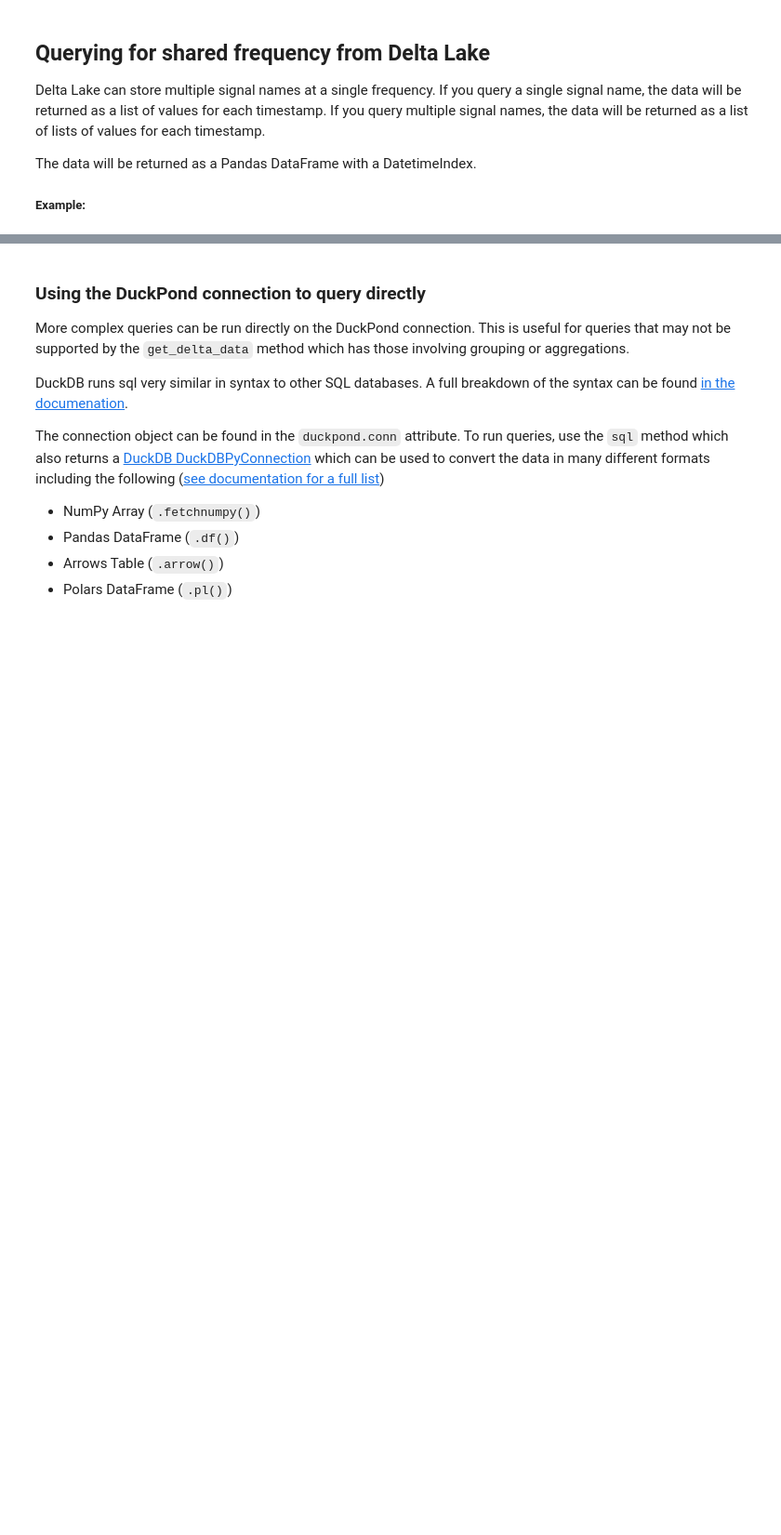
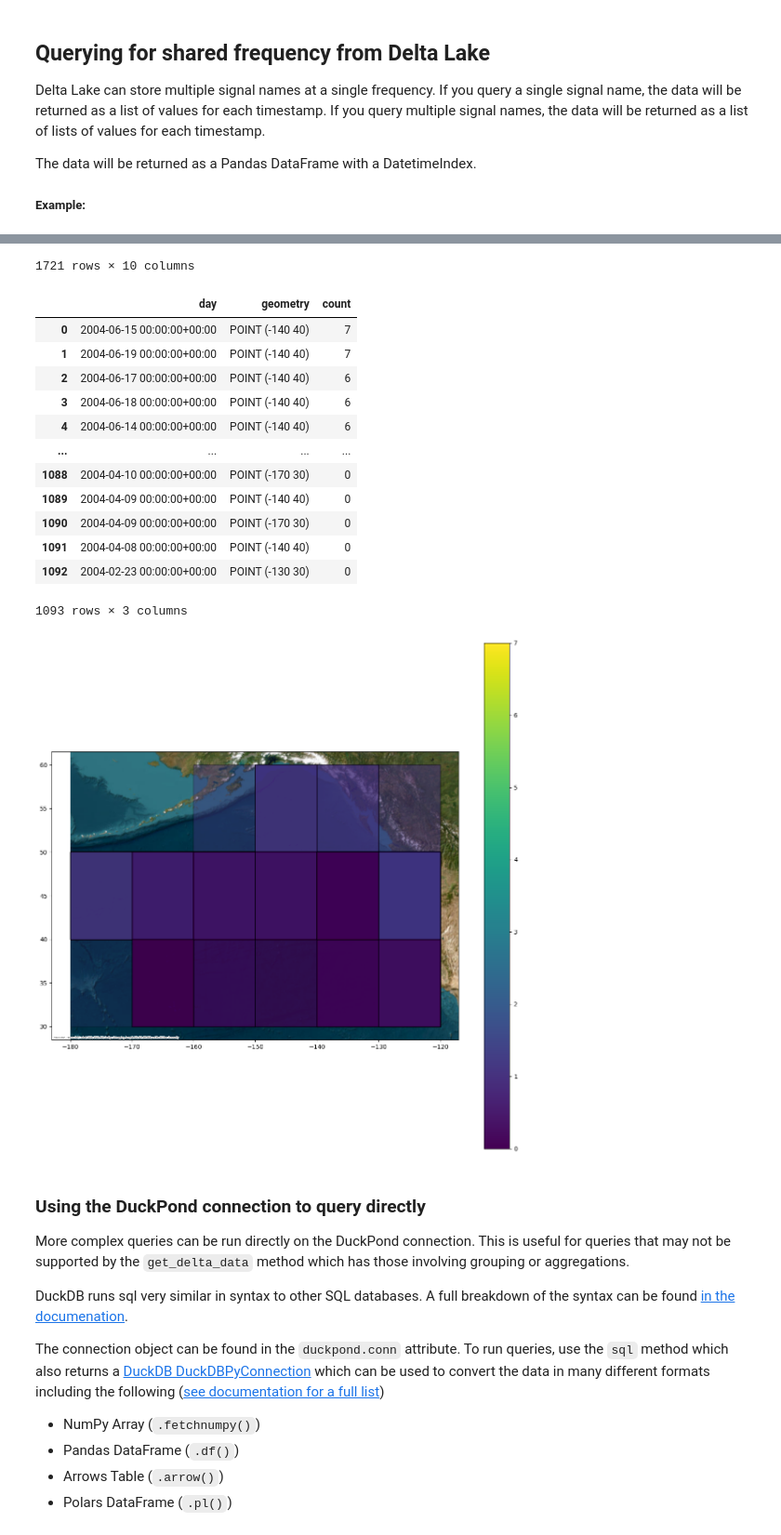
Before and after one commit to ecophysviz-lab/DiveDB, a Jupyter notebook: data_querying_documentation.ipynb, the cells around one changed output, grey strips where cells are left out. Shown at 93% size. Drawn from its saved outputs; the diff is of its cells as text; code cells hidden in the pictures; blank space fills up the shorter version.

```diff
--- a/data_querying_documentation.ipynb
+++ b/data_querying_documentation.ipynb
@@ -122,0 +235,35 @@ duckpond.get_delta_data(
+# %%
+import math
+from shapely.geometry import Polygon
+
+FACTOR = 0.1
+
+gdf = gpd.GeoDataFrame(
+    df2.reset_index(),
+    geometry=gpd.points_from_xy(df2.reset_index().min_lon.apply(lambda x: math.floor(x * FACTOR) / FACTOR), df2.reset_index().min_lat.apply(lambda x: math.floor(x * FACTOR) / FACTOR)),
+    crs="EPSG:4326"
+)
+
+gdf = gdf[gdf.min_lon < -120]
+
+
+display(gdf)
+
+gdf2 = gdf[["day", "geometry", "max_depth"]].groupby(["day", "geometry"]).count().rename(columns={"max_depth": "count"}).sort_values(by="count", ascending=False).reset_index()
+display(gdf2)
+
+gdf2.geometry = gdf2.geometry.apply(lambda pt: Polygon([(pt.x, pt.y), (pt.x+1/FACTOR, pt.y), (pt.x+1/FACTOR, pt.y+1/FACTOR), (pt.x, pt.y+1/FACTOR)]))
+
+gdf = gpd.GeoDataFrame(
+    gdf2.reset_index(),
+    geometry=gdf2.geometry,
+    crs="EPSG:4326"
+)
+
+# gdf.plot()
+
+
+
+ax = gdf.plot(column="count", cmap="YlOrRd", figsize=(15, 15), legend=True, edgecolor='black', alpha=0.1)
+ctx.add_basemap(ax, crs=gdf.crs.to_string(), source=ctx.providers.Esri.WorldImagery, attribution_size=3, zoom=4)
+# %% [output]
@@ -123,3 +282,18 @@ duckpond.get_delta_data(
+1721 rows × 10 columns
+|  | day | geometry | count |
+| 0 | 2004-06-15 00:00:00+00:00 | POINT (-140 40) | 7 |
+| 1 | 2004-06-19 00:00:00+00:00 | POINT (-140 40) | 7 |
+| 2 | 2004-06-17 00:00:00+00:00 | POINT (-140 40) | 6 |
+| 3 | 2004-06-18 00:00:00+00:00 | POINT (-140 40) | 6 |
+| 4 | 2004-06-14 00:00:00+00:00 | POINT (-140 40) | 6 |
+| ... | ... | ... | ... |
+| 1088 | 2004-04-10 00:00:00+00:00 | POINT (-170 30) | 0 |
+| 1089 | 2004-04-09 00:00:00+00:00 | POINT (-140 40) | 0 |
+| 1090 | 2004-04-09 00:00:00+00:00 | POINT (-170 30) | 0 |
+| 1091 | 2004-04-08 00:00:00+00:00 | POINT (-140 40) | 0 |
+| 1092 | 2004-02-23 00:00:00+00:00 | POINT (-130 30) | 0 |
+1093 rows × 3 columns
+[figure, added]
 # %% [markdown]
 ### Using the DuckPond connection to query directly
 More complex queries can be run directly on the DuckPond connection. This is useful for queries that may not be supported by the `get_delta_data` method which has those involving grouping or aggregations.
```
Also changed, not shown: parts of 5 cells of this notebook, 2 other files.
